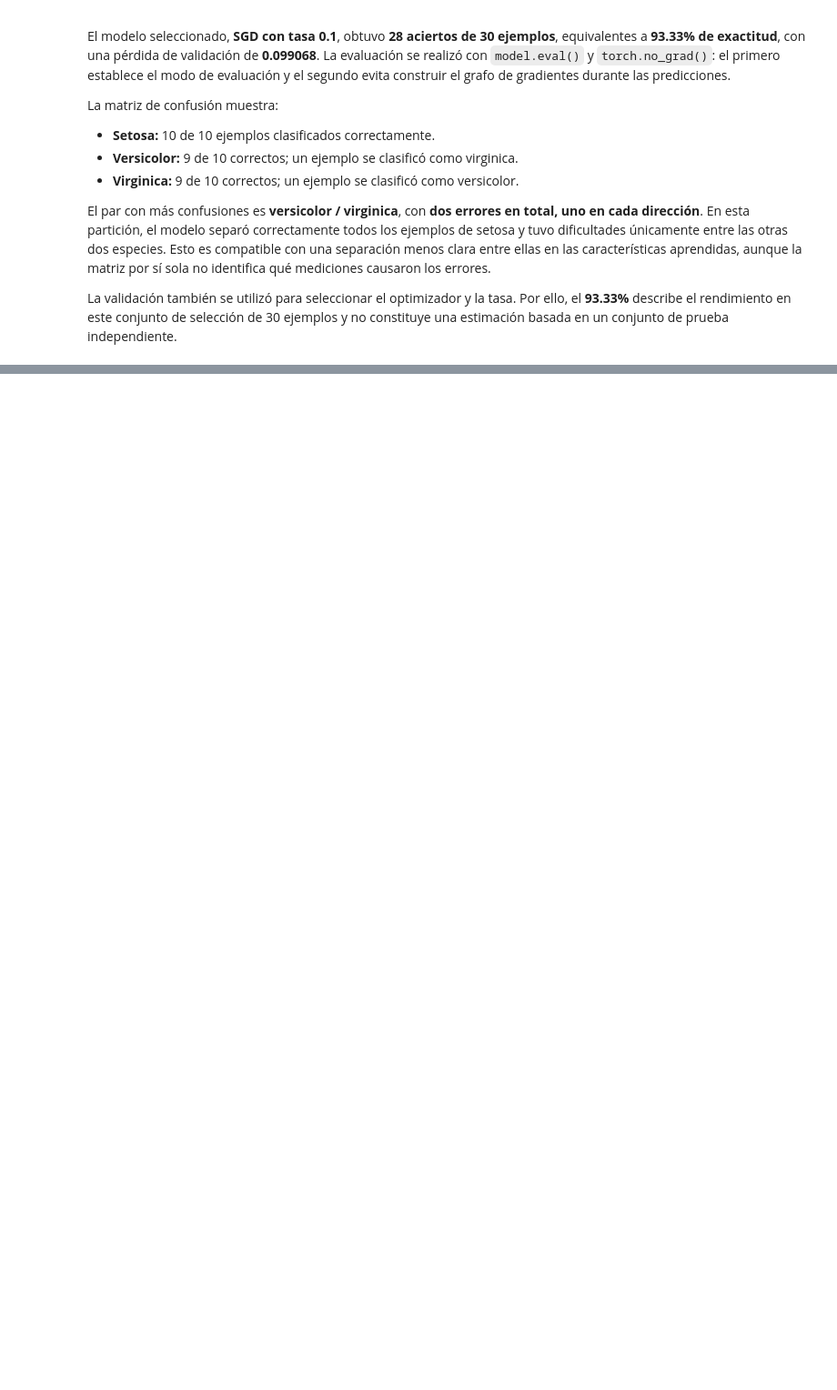
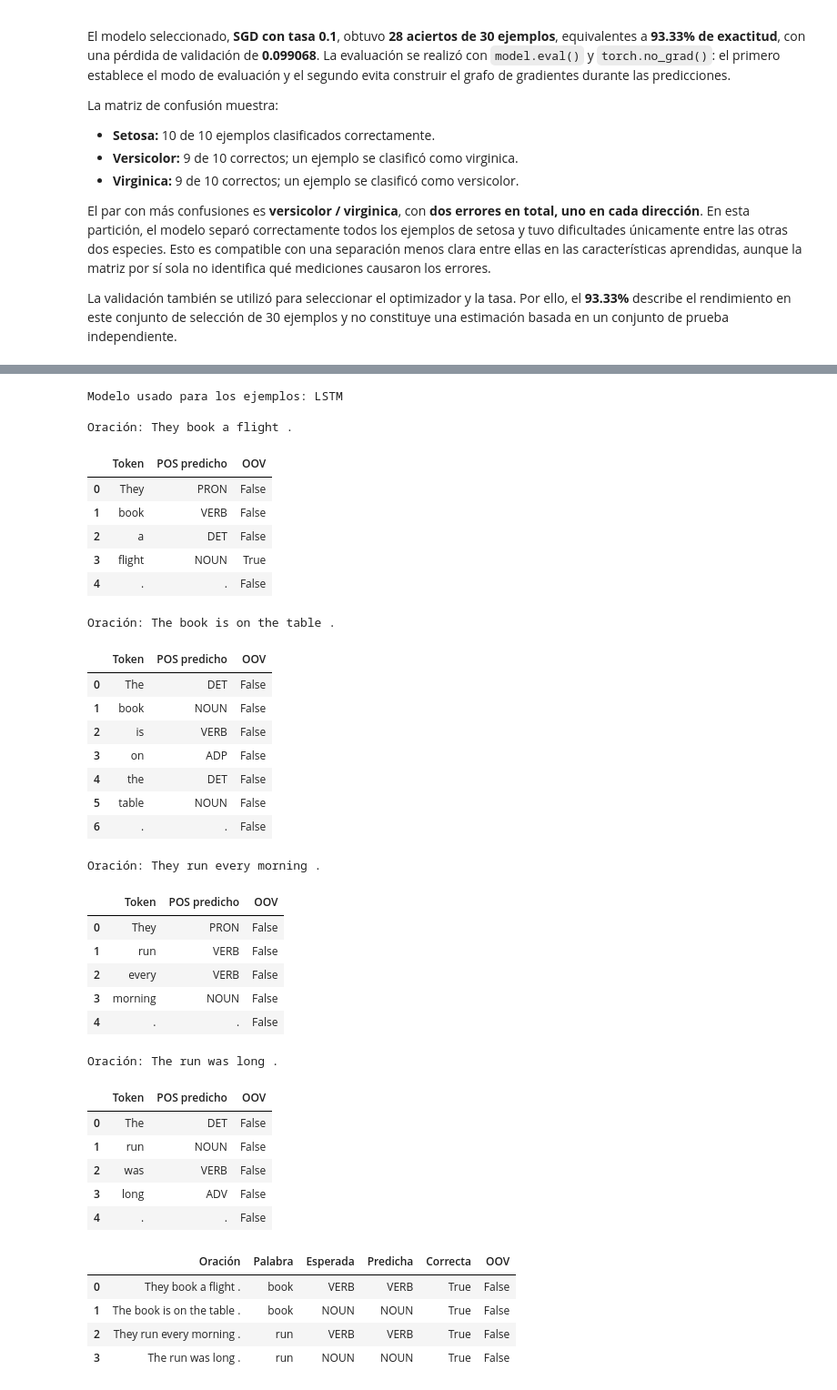
Before and after one commit to Jtanchezz/NLP, a Jupyter notebook: Lab8/lab8.ipynb, the cells around one changed output, grey strips where cells are left out. Shown at 91% size. Cells and saved outputs as stored; diff of their text form; code cells hidden in the pictures; blank space fills up the shorter version.

```diff
--- a/Lab8/lab8.ipynb
+++ b/Lab8/lab8.ipynb
@@ -828,0 +1183,67 @@ La validación también se utilizó para seleccionar el optimizador y la tasa. P
+# %%
+mejor_tipo_pos = max(resultados_pos, key=lambda tipo: resultados_pos[tipo]["metricas"]["exactitud"])
+mejor_modelo_pos = resultados_pos[mejor_tipo_pos]["modelo"]
+mejor_modelo_pos.eval()
+print("Modelo usado para los ejemplos:", mejor_tipo_pos)
+
+# Oraciones propias ya tokenizadas para mantener separada la puntuación.
+ejemplos_ambiguos_pos = [
+    (["They", "book", "a", "flight", "."], "book", "VERB"),
+    (["The", "book", "is", "on", "the", "table", "."], "book", "NOUN"),
+    (["They", "run", "every", "morning", "."], "run", "VERB"),
+    (["The", "run", "was", "long", "."], "run", "NOUN"),
+]
+resumen_ambiguos_pos = []
+for tokens, ambigua, esperada in ejemplos_ambiguos_pos:
+    ids = torch.tensor([[palabra_a_id.get(t.lower(), UNK_PALABRA) for t in tokens]],
+                       dtype=torch.long)
+    with torch.no_grad():
+        pred = mejor_modelo_pos(ids, torch.tensor([len(tokens)])).argmax(dim=-1)[0].tolist()
+    etiquetas = [id_a_etiqueta[i] for i in pred]
+    print("\nOración:", " ".join(tokens))
+    display(pd.DataFrame({"Token": tokens, "POS predicho": etiquetas,
+                          "OOV": [t.lower() not in palabra_a_id for t in tokens]}))
+    indice = tokens.index(ambigua)
+    resumen_ambiguos_pos.append({"Oración": " ".join(tokens), "Palabra": ambigua,
+                                 "Esperada": esperada, "Predicha": etiquetas[indice],
+                                 "Correcta": etiquetas[indice] == esperada,
+                                 "OOV": ambigua.lower() not in palabra_a_id})
+display(pd.DataFrame(resumen_ambiguos_pos))
+# %% [output]
+Modelo usado para los ejemplos: LSTM
+
+Oración: They book a flight .
+|  | Token | POS predicho | OOV |
+| 0 | They | PRON | False |
+| 1 | book | VERB | False |
+| 2 | a | DET | False |
+| 3 | flight | NOUN | True |
+| 4 | . | . | False |
+Oración: The book is on the table .
+|  | Token | POS predicho | OOV |
+| 0 | The | DET | False |
+| 1 | book | NOUN | False |
+| 2 | is | VERB | False |
+| 3 | on | ADP | False |
+| 4 | the | DET | False |
+| 5 | table | NOUN | False |
+| 6 | . | . | False |
+Oración: They run every morning .
+|  | Token | POS predicho | OOV |
+| 0 | They | PRON | False |
+| 1 | run | VERB | False |
+| 2 | every | VERB | False |
+| 3 | morning | NOUN | False |
+| 4 | . | . | False |
+Oración: The run was long .
+|  | Token | POS predicho | OOV |
+| 0 | The | DET | False |
+| 1 | run | NOUN | False |
+| 2 | was | VERB | False |
+| 3 | long | ADV | False |
+| 4 | . | . | False |
+|  | Oración | Palabra | Esperada | Predicha | Correcta | OOV |
+| 0 | They book a flight . | book | VERB | VERB | True | False |
+| 1 | The book is on the table . | book | NOUN | NOUN | True | False |
+| 2 | They run every morning . | run | VERB | VERB | True | False |
+| 3 | The run was long . | run | NOUN | NOUN | True | False |
```
Also changed, not shown: parts of 19 cells of this notebook, 1 other file.
